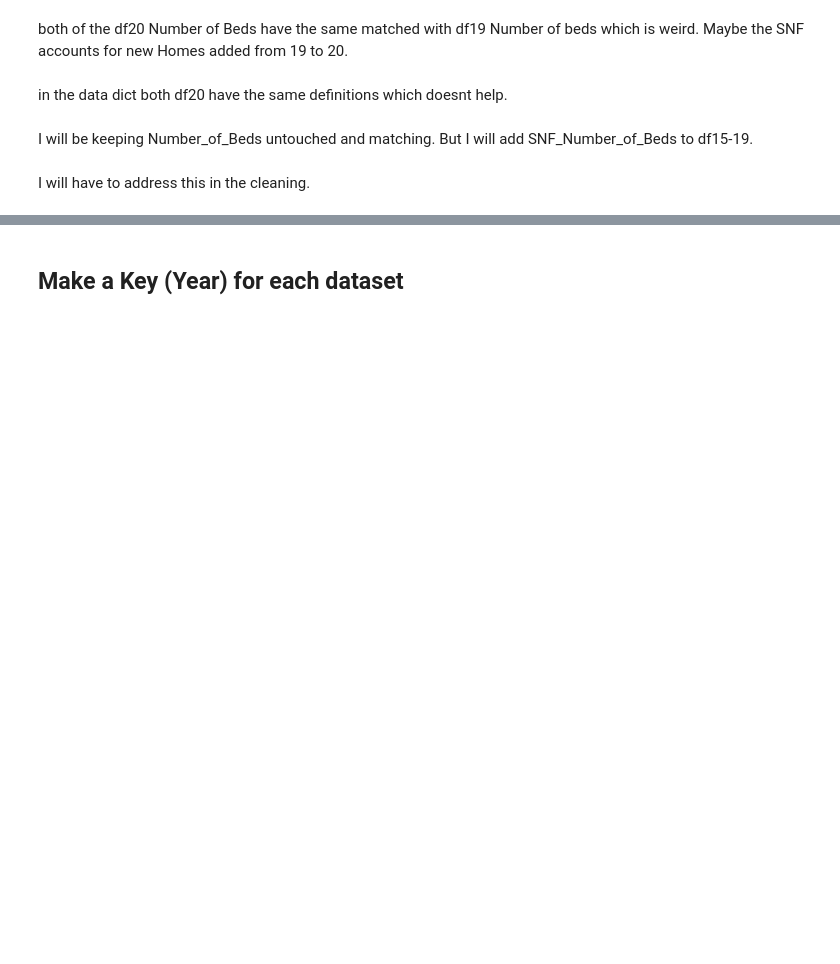
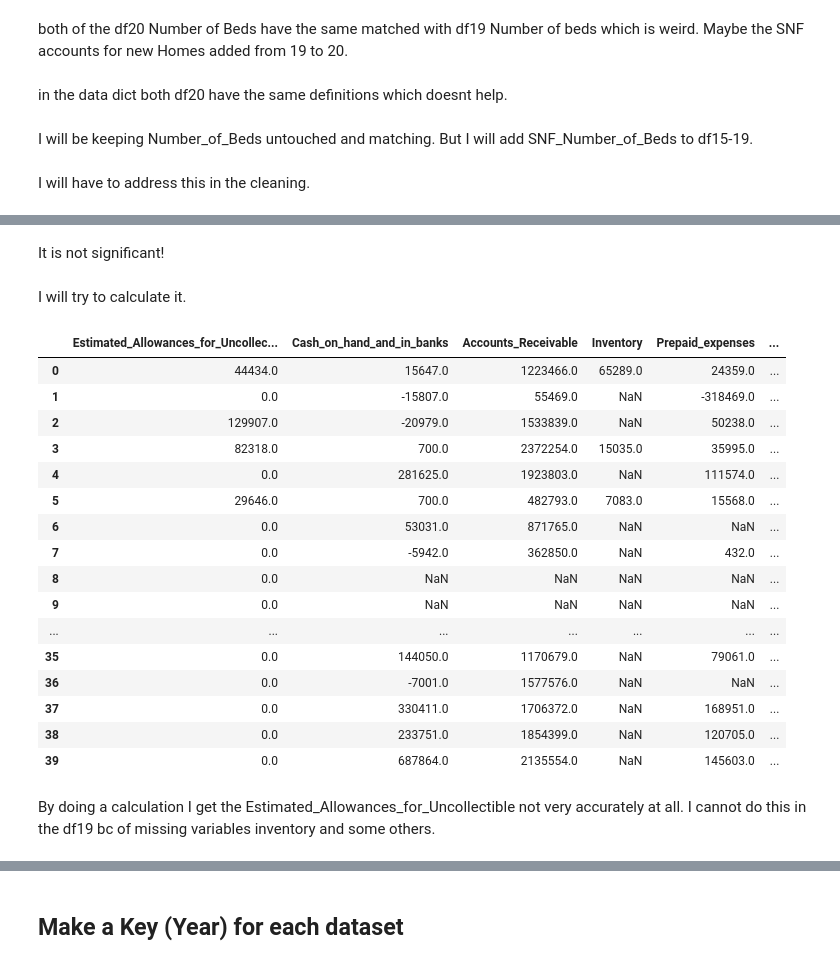
Before and after one commit to lhperreault/Invest_in_retirement_homes-, a Jupyter notebook: ETL_Cost_1.ipynb, the cells around one changed output, grey strips where cells are left out. Drawn from its saved outputs; the diff is of its cells as text; code cells hidden in the pictures; blank space fills up the shorter version.

```diff
--- a/ETL_Cost_1.ipynb
+++ b/ETL_Cost_1.ipynb
@@ -918,0 +1088,56 @@ I will have to address this in the cleaning.
+# %% [markdown]
+It is not significant!
+# %% [markdown]
+I will try to calculate it.
+# %%
+import pandas as pd
+
+# Load dataset (assuming df20_cleaned is already loaded)
+
+# Define required columns
+required_columns = [
+    "Cash_on_hand_and_in_banks",
+    "Accounts_Receivable",
+    "Inventory",
+    "Prepaid_expenses",
+    "Other_current_assets",
+    "Total_Current_Assets",
+    "Less:_Allowances_for_uncollectible_notes_and_accounts_receivable"
+]
+
+# Ensure required columns exist
+available_columns = [col for col in required_columns if col in df20_cleaned.columns]
+
+# Compute Estimated Allowances
+df20_cleaned["Estimated_Allowances_for_Uncollectible1"] = (
+    df20_cleaned["Cash_on_hand_and_in_banks"].fillna(0) +
+    df20_cleaned["Accounts_Receivable"].fillna(0) +
+    df20_cleaned["Inventory"].fillna(0) +
+    df20_cleaned["Prepaid_expenses"].fillna(0) +
+    df20_cleaned["Other_current_assets"].fillna(0) -
+    df20_cleaned["Total_Current_Assets"].fillna(0)
+)
+
+# Display results with the variables used
+result_df = df20_cleaned[["Estimated_Allowances_for_Uncollectible1"] + available_columns]
+result_df.head(40) # Show first few rows
+# %% [output]
+|  | Estimated_Allowances_for_Uncollec... | Cash_on_hand_and_in_banks | Accounts_Receivable | Inventory | Prepaid_expenses | ... |
+| 0 | 44434.0 | 15647.0 | 1223466.0 | 65289.0 | 24359.0 | ... |
+| 1 | 0.0 | -15807.0 | 55469.0 | NaN | -318469.0 | ... |
+| 2 | 129907.0 | -20979.0 | 1533839.0 | NaN | 50238.0 | ... |
+| 3 | 82318.0 | 700.0 | 2372254.0 | 15035.0 | 35995.0 | ... |
+| 4 | 0.0 | 281625.0 | 1923803.0 | NaN | 111574.0 | ... |
+| 5 | 29646.0 | 700.0 | 482793.0 | 7083.0 | 15568.0 | ... |
+| 6 | 0.0 | 53031.0 | 871765.0 | NaN | NaN | ... |
+| 7 | 0.0 | -5942.0 | 362850.0 | NaN | 432.0 | ... |
+| 8 | 0.0 | NaN | NaN | NaN | NaN | ... |
+| 9 | 0.0 | NaN | NaN | NaN | NaN | ... |
+| ... | ... | ... | ... | ... | ... | ... |
+| 35 | 0.0 | 144050.0 | 1170679.0 | NaN | 79061.0 | ... |
+| 36 | 0.0 | -7001.0 | 1577576.0 | NaN | NaN | ... |
+| 37 | 0.0 | 330411.0 | 1706372.0 | NaN | 168951.0 | ... |
+| 38 | 0.0 | 233751.0 | 1854399.0 | NaN | 120705.0 | ... |
+| 39 | 0.0 | 687864.0 | 2135554.0 | NaN | 145603.0 | ... |
+# %% [markdown]
+By doing a calculation I get the Estimated_Allowances_for_Uncollectible not very accurately at all. I cannot do this in the df19 bc of missing variables inventory and some others.
```
Also changed, not shown: parts of 27 cells of this notebook.
